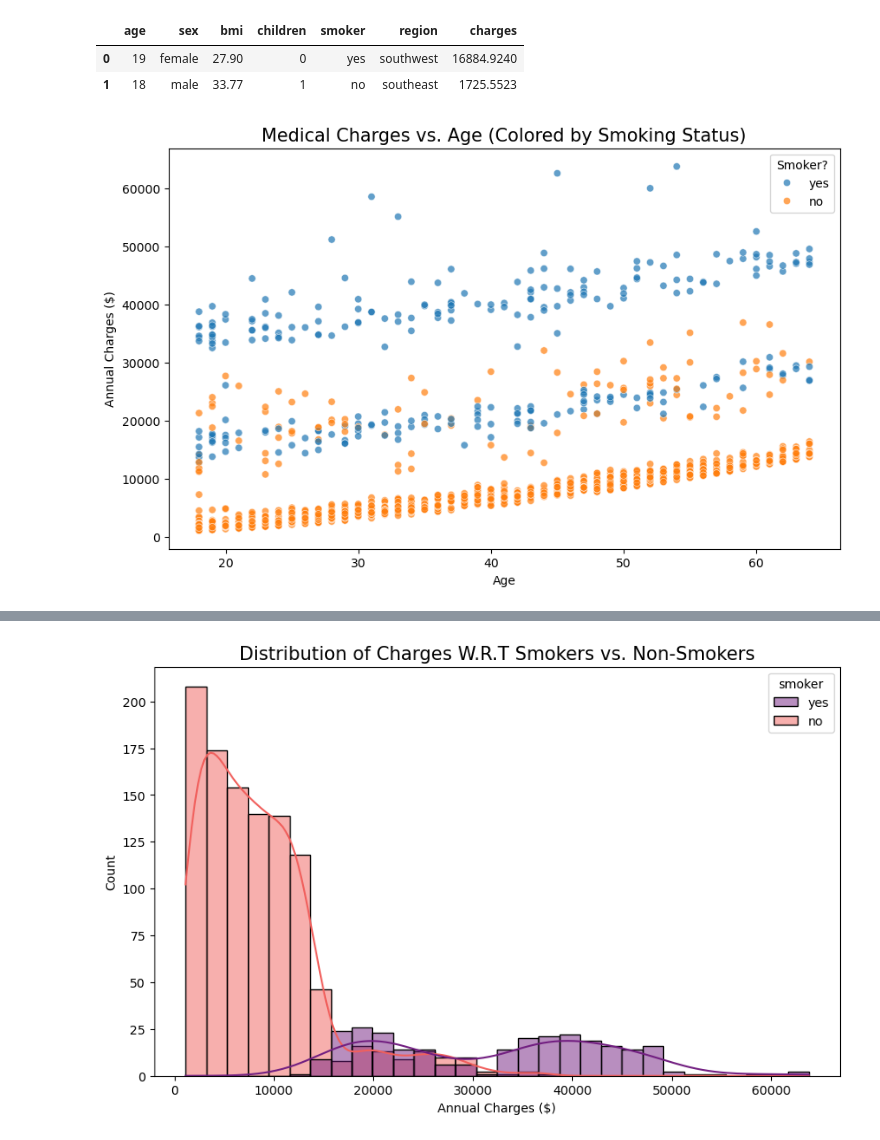
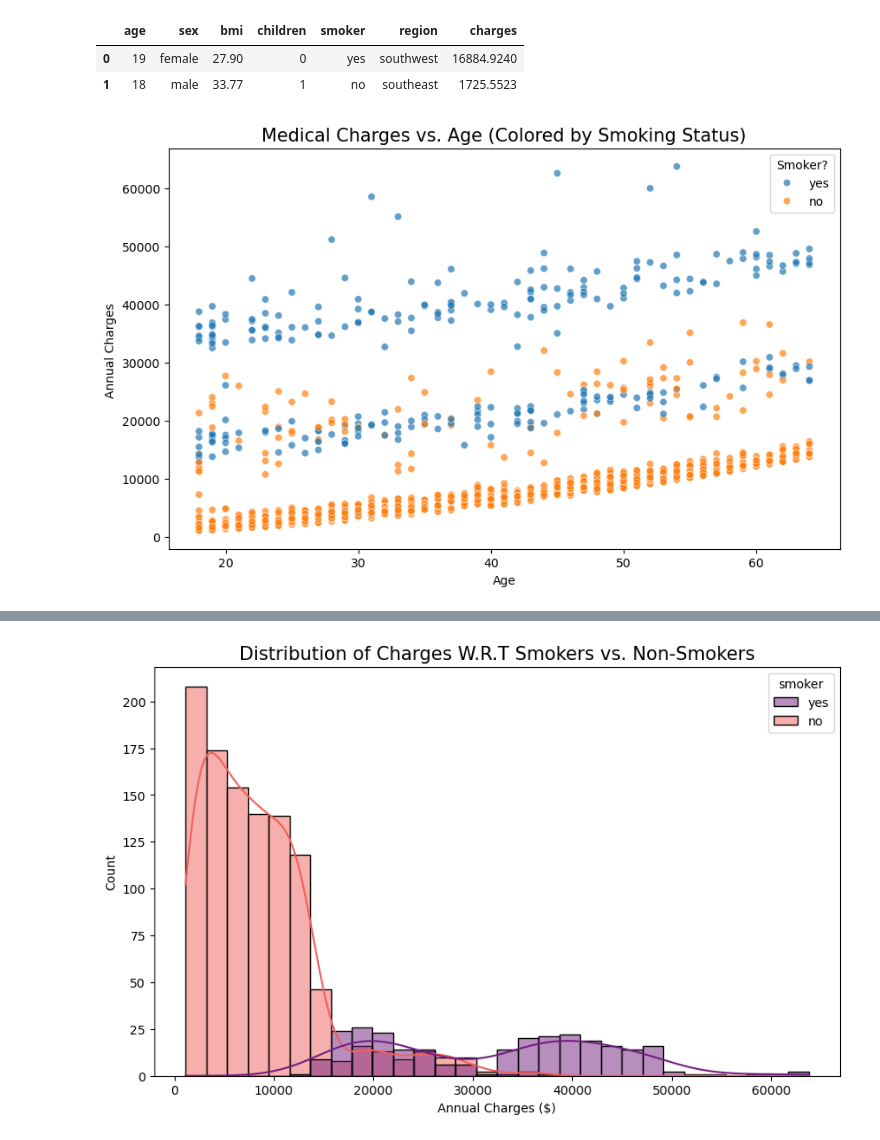
Before and after one commit to BhupeshChauhanDS/DataScienceProjects, a Jupyter notebook: Medical Cost Prediction Project/MedicalCost_Analysis.ipynb, the cells around one changed output, grey strips where cells are left out. Drawn from its saved outputs; the diff is of its cells as text; code cells hidden in the pictures.

```diff
--- a/Medical Cost Prediction Project/MedicalCost_Analysis.ipynb
+++ b/Medical Cost Prediction Project/MedicalCost_Analysis.ipynb
@@ -160,11 +161,11 @@ df.head(2)
 # %%
 plt.figure(figsize=(10, 6))
 sns.scatterplot(x='age', y='charges', data=df, hue='smoker', alpha=0.7)
 
 plt.title('Medical Charges vs. Age (Colored by Smoking Status)', fontsize=15)
 plt.xlabel('Age')
-plt.ylabel('Annual Charges ($)')
+plt.ylabel('Annual Charges ')
 plt.legend(title='Smoker?')
 plt.show()
 # %% [output]
-[figure, old version]
+[figure, new version]
```
Also changed, not shown: parts of 46 cells of this notebook, 1 other file.
